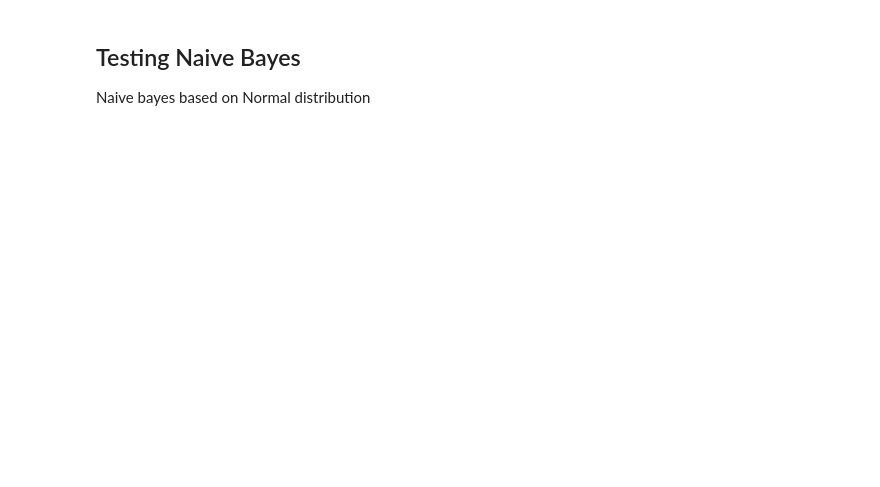
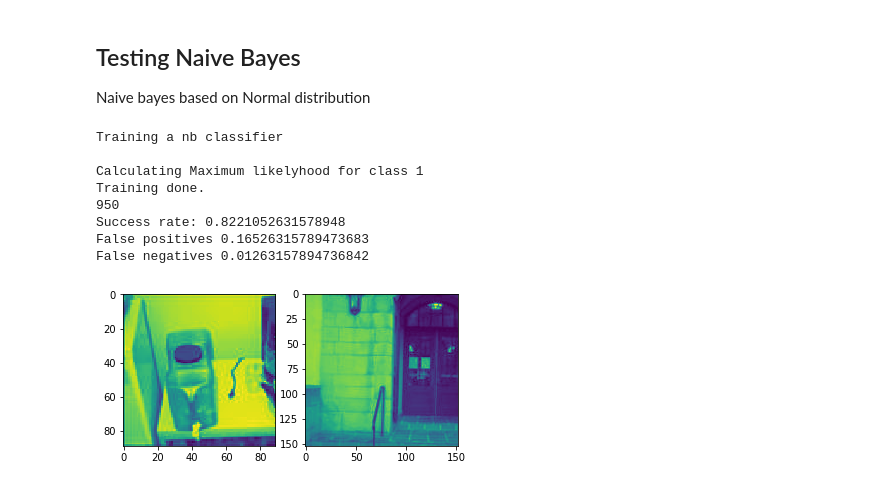
Before and after one commit to JonasRSV/HAR-Plus-Bayesian-Face-Recognition, a Jupyter notebook: Demo.ipynb, the cells around one changed output. Saved outputs shown, nothing was run; the diff lists cells and outputs as text; code cells hidden in the pictures; blank space fills up the shorter version.

```diff
--- a/Demo.ipynb
+++ b/Demo.ipynb
@@ -145,36 +155,60 @@ Naive bayes based on Normal distribution
 # %%
 from naive_bayes import naive_bayes
 from numpy import array, save
 from sys import stdout
-"""
+
+# Bayes is weak when there's to many features.
+training_for_bayes = training[500:510].T
+test_for_bayes = test[500:510].T
+
 
 classifier = naive_bayes()
-training_labels = array(training_labels)
-print(training_labels)
+classifier.train(training_for_bayes, training_labels)
 
-classifier.train(training_for_bayes, training_labels)
 correct = 0
 total = len(test_for_bayes)
 print(total)
 
 false_positive = None
 false_negative = None
 
 false_positives = 0
 false_negatives = 0
 for index, image in enumerate(test_for_bayes):
-    stdout.write("\r\r\r" + str(index) + str("\r\r\r"))
+    #stdout.write("\r\r\r" + str(index) + str("\r\r\r"))
 
     prediction = classifier.predict(image)
     label = test_labels[index]
 
     false_positives += (prediction == 1 and label == 0)
     false_negatives += (prediction == 0 and label == 1)
 
     if prediction == 1 and label == 0:
         false_positive = test_images[index]
 
     if prediction == 0 and label == 0:
         false_negative = test_images[index]
 
-    correct += 1 if classifier.predict(image) != test_labels[index] else 0
+    correct += 1 if classifier.predict(image) == test_labels[index] else 0
+
+
+fig, (fp, fn) = plt.subplots(1, 2)
+
+fp.imshow(false_positive)
+fn.imshow(false_negative)
+
+print("Success rate: {}".format(correct / total))
+print("False positives {}".format(false_positives / total))
+print("False negatives {}".format(false_negatives / total))
+
+plt.show()
+# %% [output]
+Training a nb classifier
+
+Calculating Maximum likelyhood for class 1
+Training done.
+950
+Success rate: 0.8221052631578948
+False positives 0.16526315789473683
+False negatives 0.01263157894736842
+[figure, added]
```
Also changed, not shown: parts of 9 cells of this notebook, 1 other file.
